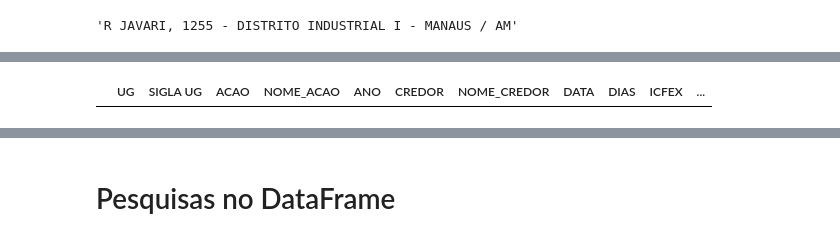
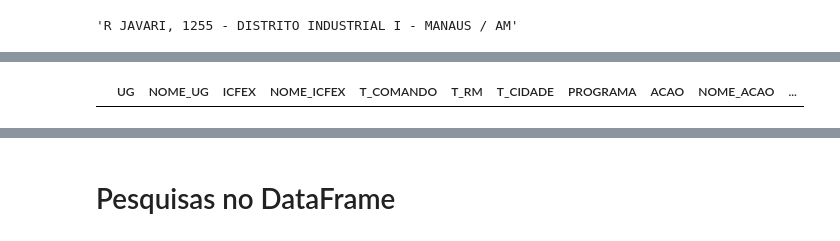
Before and after one commit to DiogoPqdt/Dashboard_ESA, a Jupyter notebook: notebook/sag.ipynb, the cells around one changed output, grey strips where cells are left out. Drawn from its saved outputs; the diff is of its cells as text; code cells hidden in the pictures.

Commit message:
Atualizar_base_dados

```diff
--- a/notebook/sag.ipynb
+++ b/notebook/sag.ipynb
@@ -22,30 +22,30 @@ pd.set_option('display.max_rows', None)
 # Realizando a junção dos 3 arquivos .CSV num único DataFrame
 
 # Caminhos para os arquivos .CSV
-caminho_1 = r"C:\Users\User\OneDrive\Trabalho\ESA 2023\Dashboard_ESA\base_dados\Cel Manfrini.csv"
+caminho_1 = r"C:\Users\User\OneDrive\Trabalho\ESA 2024\Dashboard_ESA\base_dados\Cel Manfrini.csv"
 
-caminho_2 = r"C:\Users\User\OneDrive\Trabalho\ESA 2023\Dashboard_ESA\base_dados\Cel Manfrini(1).csv"
-
-caminho_3 = r"C:\Users\User\OneDrive\Trabalho\ESA 2023\Dashboard_ESA\base_dados\Cel Manfrini(2).csv"
-
-caminho_4 = r"C:\Users\User\OneDrive\Trabalho\ESA 2023\Dashboard_ESA\base_dados\Cel Manfrini(3).csv"
-
-caminho_5 = r"C:\Users\User\OneDrive\Trabalho\ESA 2023\Dashboard_ESA\base_dados\Cel Manfrini(4).csv"
-
-caminho_6 = r"C:\Users\User\OneDrive\Trabalho\ESA 2023\Dashboard_ESA\base_dados\Cel Manfrini(5).csv"
+caminho_2 = r"C:\Users\User\OneDrive\Trabalho\ESA 2024\Dashboard_ESA\base_dados\Cel Manfrini(1).csv"
+#
+#caminho_3 = r"D:\OneDrive\Trabalho\ESA 2023\Dashboard_ESA\base_dados\Cel Manfrini(2).csv"
+#
+#caminho_4 = r"D:\OneDrive\Trabalho\ESA 2023\Dashboard_ESA\base_dados\Cel Manfrini(3).csv"
+#
+#caminho_5 = r"D:\OneDrive\Trabalho\ESA 2023\Dashboard_ESA\base_dados\Cel Manfrini(4).csv"
+#
+#caminho_6 = r"D:\OneDrive\Trabalho\ESA 2023\Dashboard_ESA\base_dados\Cel Manfrini(5).csv"
 
 
 
 # Leitura dos arquivos .CSV em DataFrames individuais
 df1 = pd.read_csv(caminho_1)
 df2 = pd.read_csv(caminho_2)
-df3 = pd.read_csv(caminho_3)
-df4 = pd.read_csv(caminho_4)
-df5 = pd.read_csv(caminho_5)
-df6 = pd.read_csv(caminho_6)
+#df3 = pd.read_csv(caminho_3)
+#df4 = pd.read_csv(caminho_4)
+#df5 = pd.read_csv(caminho_5)
+#df6 = pd.read_csv(caminho_6)
 
 # Concatenação dos DataFrames em um único DataFrame
-df = pd.concat([df1, df2, df3, df4, df5, df6], ignore_index=True)
+df = pd.concat([df1, df2], ignore_index=True)
 
 # Excluindo linhas que contenham a string "Tela" em qualquer coluna
 df = df[~df.apply(lambda row: row.astype(str).str.contains('Tela')).any(axis=1)]
@@ -410,7 +428,7 @@ df_cnpj = df[df['NOME_PI'] != 'INDENIZACAO DESPESAS.']
 df_cnpj = df[df['NOME_PI'] != 'AUXILIO FINANCEIRO NÃO INDENIZÁVEL']
 df_cnpj = df[df['NOME_PI'] != 'INRE - RESTITUICAO E RESSARCIMENTO']
 df_cnpj = df[df['NOME_NDSI'] != 'OUTROS SERV.DE TERCEIROS PJ- PAGTO ANTECIPADO']
-df_cnpj = df[df['CREDOR'] != '160129']
+df_cnpj = df[df['FAV'] != '160129']
 
-df_cnpj['CREDOR'].unique()
+df_cnpj['FAV'].unique()
 # %% [output]
@@ -419,7 +452,7 @@ array(['01590728000264', '05462543000144', '08792763000124', ...,
 # %%
-df_cnpj[df_cnpj['CREDOR'] == '160129']
+df_cnpj[df_cnpj['FAV'] == '160129']
 # %% [output]
-|  | UG | SIGLA UG | ACAO | NOME_ACAO | ANO | CREDOR | NOME_CREDOR | DATA | DIAS | ICFEX | ... |
+|  | UG | NOME_UG | ICFEX | NOME_ICFEX | T_COMANDO | T_RM | T_CIDADE | PROGRAMA | ACAO | NOME_ACAO | ... |
 # %%
 ano_atual = str(datetime.now().year)
 
```
Also changed, not shown: parts of 26 cells of this notebook, 9 other files.
